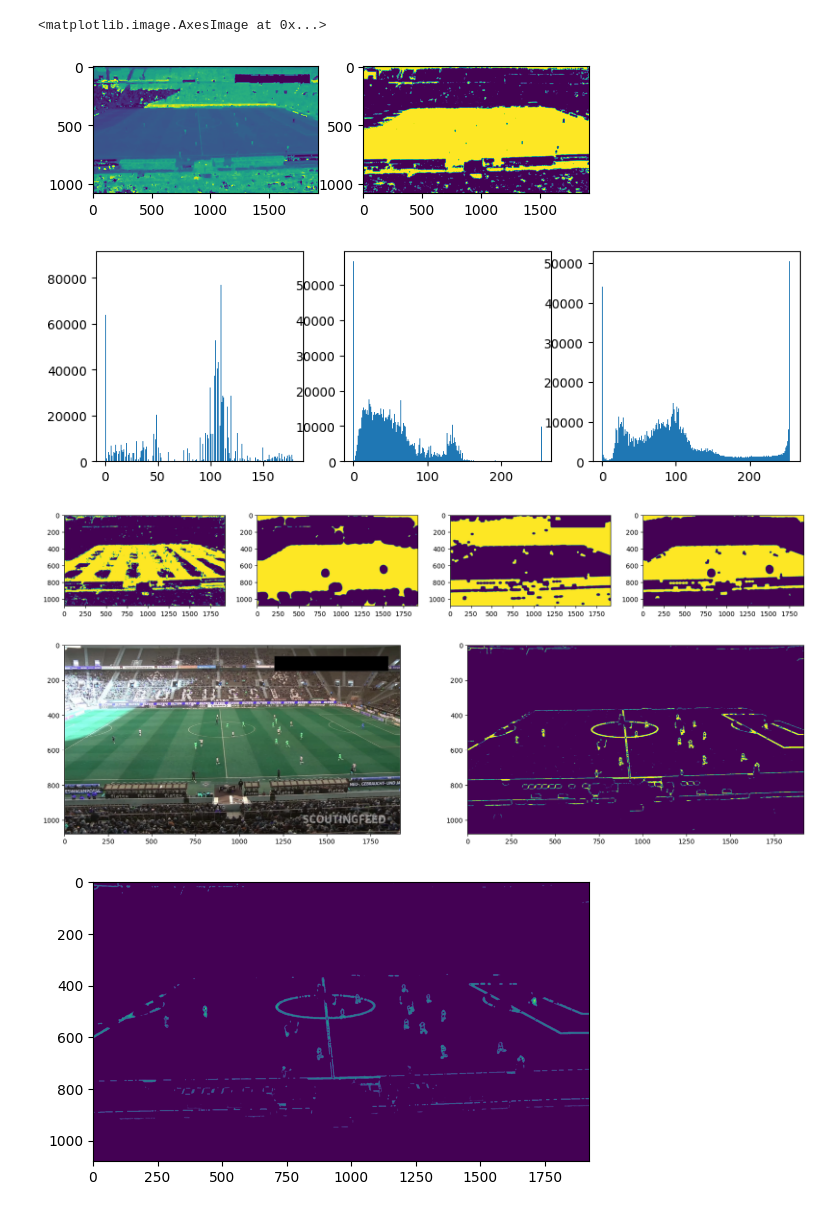
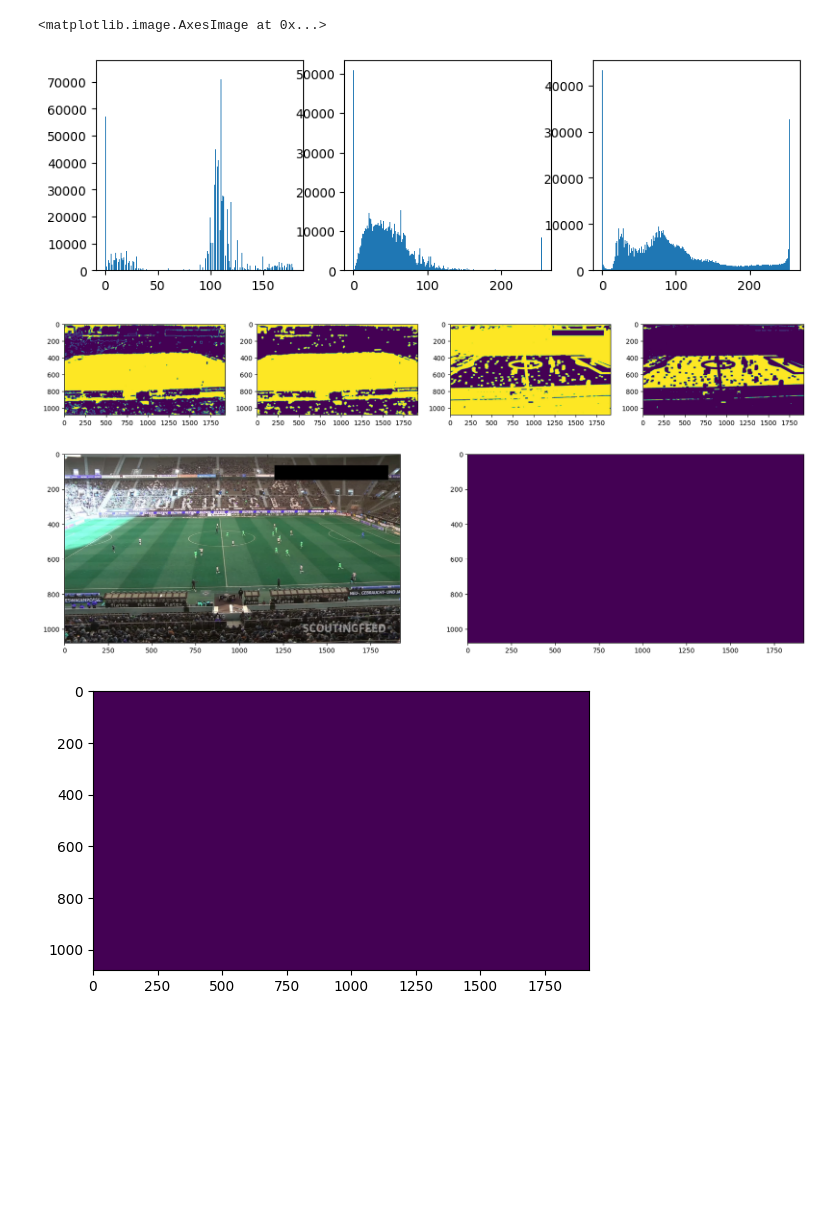
Before and after one commit to OnionKiller/green-field-experiment, a Jupyter notebook: test.ipynb, the cells around one changed output. Cells and saved outputs as stored; diff of their text form; code cells hidden in the pictures; blank space fills up the shorter version.

Commit message:
implement way better field detection implement line detestion base TODO implement saturated colour detection

```diff
--- a/test.ipynb
+++ b/test.ipynb
@@ -14,21 +124,4 @@ dh, dw, _ = img.shape
 # %%
-
-#converting into hsv image
-hsv = cv2.cvtColor(img,cv2.COLOR_BGR2HSV)
-gray = cv2.cvtColor(img,cv2.COLOR_BGR2GRAY)
-
-#hue histogram
-#plt.hist(hsv[:,:,0].flatten(),bins=256)
-
-#h_l,h_h = np.percentile(hsv[:,:,0],[20,80])
-h_l,h_h = (40,90) # <- hand pick green partition of hsv
-s_l,s_h = np.percentile(hsv[:,:,1],[10,90])
-v_l,v_h = np.percentile(hsv[:,:,2],[5,95])
-
-#green range
-lower_green = np.array([h_l,s_l,v_l])
-upper_green = np.array([h_h,s_h,v_h])
-
 
 # define edge avare mask
 adt_mask = cv2.adaptiveThreshold(gray,255,adaptiveMethod=cv2.ADAPTIVE_THRESH_GAUSSIAN_C,thresholdType=cv2.THRESH_BINARY,blockSize=11,C=5)
@@ -37,34 +130,24 @@ adt_mask_inv  = cv2.bitwise_not(adt_mask)
 # create viewer mask -> based on high frequency components of the mask, blurring the edge avera mask can generate a "noise" density map
 avg_noise = cv2.blur(adt_mask_inv,(25,17))
 viewer_mask = cv2.inRange(avg_noise,np.percentile(avg_noise,20)+1,255)
-viewer_mask = cv2.erode(viewer_mask,cv2.getStructuringElement(cv2.MORPH_ELLIPSE,(25,17)))
+#viewer_mask = cv2.erode(viewer_mask,cv2.getStructuringElement(cv2.MORPH_ELLIPSE,(25,17)))
 #remove holes
-viewer_mask = cv2.erode(viewer_mask,cv2.getStructuringElement(cv2.MORPH_ELLIPSE,(31,31)))
+#viewer_mask = cv2.erode(viewer_mask,cv2.getStructuringElement(cv2.MORPH_ELLIPSE,(31,31)))
 #under estimate mask size
-viewer_mask = cv2.dilate(viewer_mask,cv2.getStructuringElement(cv2.MORPH_ELLIPSE,(21,21)))
+#viewer_mask = cv2.dilate(viewer_mask,cv2.getStructuringElement(cv2.MORPH_ELLIPSE,(21,21)))
 
 #compensate gaussian kernel
 viewer_mask_inv = cv2.bitwise_not(viewer_mask)
 
-# define the base green mask
-mask = cv2.inRange(hsv, lower_green, upper_green)
-mask2 = cv2.inRange(hsv[:,:,0],40,90)
-
-plt.figure()
-plt.subplot(121)
-plt.imshow(hsv[:,:,0])
-plt.subplot(122)
-plt.imshow(mask2)
 
 
 #remove noise from the green mask
 eroded_mask = cv2.erode(mask,cv2.getStructuringElement(cv2.MORPH_ELLIPSE,(9,5)))
 #remove holes from the green mask based on morphologies
-main_morph_mask_int = cv2.dilate(eroded_mask,cv2.getStructuringElement(cv2.MORPH_ELLIPSE,(101,101)))
-main_morph_mask = cv2.erode(main_morph_mask_int,cv2.getStructuringElement(cv2.MORPH_ELLIPSE,(92,96)))
+main_morph_mask = cv2.dilate(eroded_mask,cv2.getStructuringElement(cv2.MORPH_ELLIPSE,(15,15)))
 
 #remove viewers from morph mask
-field_mask = cv2.bitwise_and(main_morph_mask,viewer_mask_inv)
+field_mask = cv2.bitwise_and(mask,viewer_mask_inv)
 
 #extend mask
 main_morph_mask_ext = cv2.dilate(eroded_mask,cv2.getStructuringElement(cv2.MORPH_ELLIPSE,(21,21)))
@@ -81,38 +164,37 @@ plt.imshow(mask)
 plt.subplot(142)
 plt.imshow(main_morph_mask)
 plt.subplot(143)
 plt.imshow(viewer_mask)
 plt.subplot(144)
 plt.imshow(field_mask)
 
 #mask lines on the filed with the green mask == white lines on the footballfield, and players
 composite_mask = cv2.bitwise_and(field_mask,adt_mask_inv)
 
 #make the lines non edges
 dilated_comp_mask = cv2.dilate(composite_mask,cv2.getStructuringElement(cv2.MORPH_ELLIPSE,(5,5)))
 composite_mask = cv2.erode(dilated_comp_mask,cv2.getStructuringElement(cv2.MORPH_ELLIPSE,(5,5)))
 
 #visuals
 plt.figure( figsize=(20,10))
 plt.subplot(121)
 plt.imshow(img)
 plt.subplot(122)
 plt.imshow(composite_mask)
 
 res = cv2.bitwise_and(img, img, mask=composite_mask)
 res_bgr = cv2.cvtColor(res,cv2.COLOR_HSV2BGR)
 plt.figure()
 plt.imshow(res)
 img_blur = cv2.medianBlur(res_bgr ,5)
 img_gray = cv2.cvtColor(img_blur ,cv2.COLOR_BGR2GRAY)
 plt.imshow(img_gray)
 # %% [output]
 <matplotlib.image.AxesImage at 0x...>
-[figure, old version]
+[figure, new version]
-[figure, old version]
+[figure, new version]
-[figure, old version]
+[figure, new version]
-[figure, old version]
+[figure, new version]
-[figure, removed]
 # %%
 #threshold1 = cv2.getTrackbarPos("threshold1","Parameters")
 # threshold2 = cv2.getTrackbarPos("threshold2","Parameters")
```
Also changed, not shown: parts of 2 cells of this notebook.
